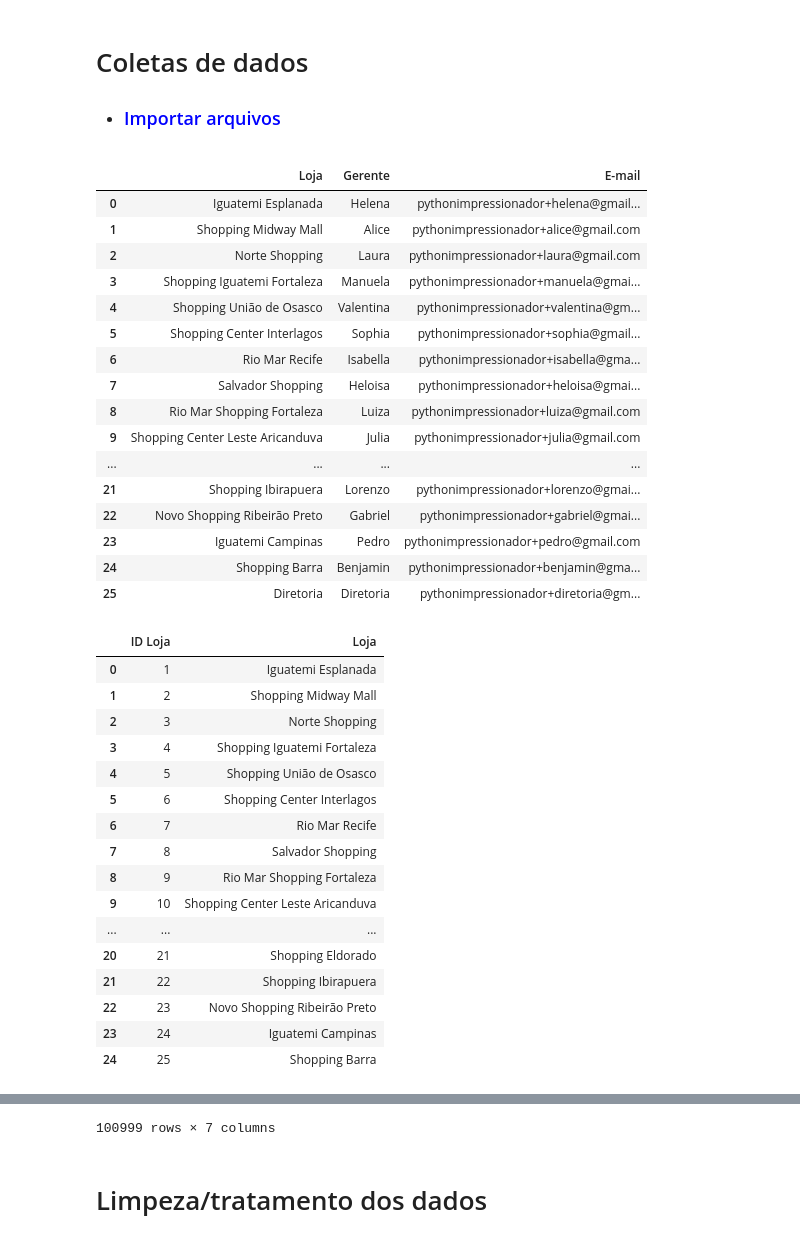
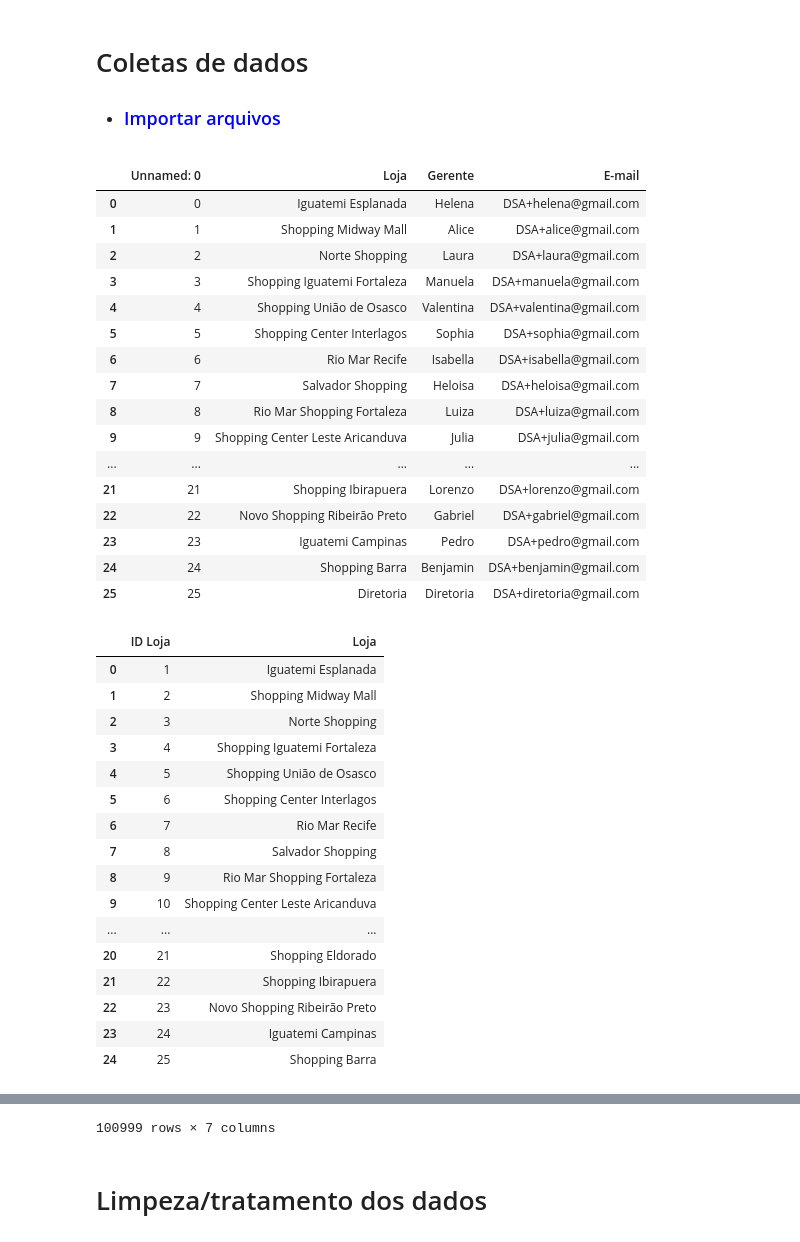
Before and after one commit to dev-daniel-amorim/Automacao_de_processos-OnePage, a Jupyter notebook: DS - Automação de processos.ipynb, the cells around one changed output, grey strips where cells are left out. Cells and saved outputs as stored; diff of their text form; code cells hidden in the pictures.

```diff
--- a/DS - Automação de processos.ipynb
+++ b/DS - Automação de processos.ipynb
@@ -33,31 +42,31 @@ import win32com.client as win32
 # Coletas de dados
 * <h3 style="color: blue">Importar arquivos</h3>
 # %%
-emails = pd.read_excel(r'Bases de Dados/Emails.xlsx')
+emails = pd.read_csv(r'Bases de Dados/Emails.csv')
 lojas = pd.read_csv(r'Bases de Dados/Lojas.csv', sep=';', encoding='latin1')
 vendas = pd.read_excel(r'Bases de Dados/Vendas.xlsx')
 
 display(emails)
 display(lojas)
 display(vendas)
 # %% [output]
-|  | Loja | Gerente | E-mail |
-| 0 | Iguatemi Esplanada | Helena | pythonimpressionador+helena@gmail... |
-| 1 | Shopping Midway Mall | Alice | pythonimpressionador+alice@gmail.com |
-| 2 | Norte Shopping | Laura | pythonimpressionador+laura@gmail.com |
-| 3 | Shopping Iguatemi Fortaleza | Manuela | pythonimpressionador+manuela@gmai... |
-| 4 | Shopping União de Osasco | Valentina | pythonimpressionador+valentina@gm... |
-| 5 | Shopping Center Interlagos | Sophia | pythonimpressionador+sophia@gmail... |
-| 6 | Rio Mar Recife | Isabella | pythonimpressionador+isabella@gma... |
-| 7 | Salvador Shopping | Heloisa | pythonimpressionador+heloisa@gmai... |
-| 8 | Rio Mar Shopping Fortaleza | Luiza | pythonimpressionador+luiza@gmail.com |
-| 9 | Shopping Center Leste Aricanduva | Julia | pythonimpressionador+julia@gmail.com |
-| ... | ... | ... | ... |
-| 21 | Shopping Ibirapuera | Lorenzo | pythonimpressionador+lorenzo@gmai... |
-| 22 | Novo Shopping Ribeirão Preto | Gabriel | pythonimpressionador+gabriel@gmai... |
-| 23 | Iguatemi Campinas | Pedro | pythonimpressionador+pedro@gmail.com |
-| 24 | Shopping Barra | Benjamin | pythonimpressionador+benjamin@gma... |
-| 25 | Diretoria | Diretoria | pythonimpressionador+diretoria@gm... |
+|  | Unnamed: 0 | Loja | Gerente | E-mail |
+| 0 | 0 | Iguatemi Esplanada | Helena | DSA+helena@gmail.com |
+| 1 | 1 | Shopping Midway Mall | Alice | DSA+alice@gmail.com |
+| 2 | 2 | Norte Shopping | Laura | DSA+laura@gmail.com |
+| 3 | 3 | Shopping Iguatemi Fortaleza | Manuela | DSA+manuela@gmail.com |
+| 4 | 4 | Shopping União de Osasco | Valentina | DSA+valentina@gmail.com |
+| 5 | 5 | Shopping Center Interlagos | Sophia | DSA+sophia@gmail.com |
+| 6 | 6 | Rio Mar Recife | Isabella | DSA+isabella@gmail.com |
+| 7 | 7 | Salvador Shopping | Heloisa | DSA+heloisa@gmail.com |
+| 8 | 8 | Rio Mar Shopping Fortaleza | Luiza | DSA+luiza@gmail.com |
+| 9 | 9 | Shopping Center Leste Aricanduva | Julia | DSA+julia@gmail.com |
+| ... | ... | ... | ... | ... |
+| 21 | 21 | Shopping Ibirapuera | Lorenzo | DSA+lorenzo@gmail.com |
+| 22 | 22 | Novo Shopping Ribeirão Preto | Gabriel | DSA+gabriel@gmail.com |
+| 23 | 23 | Iguatemi Campinas | Pedro | DSA+pedro@gmail.com |
+| 24 | 24 | Shopping Barra | Benjamin | DSA+benjamin@gmail.com |
+| 25 | 25 | Diretoria | Diretoria | DSA+diretoria@gmail.com |
 |  | ID Loja | Loja |
 | 0 | 1 | Iguatemi Esplanada |
 | 1 | 2 | Shopping Midway Mall |
```
Also changed, not shown: parts of 14 cells of this notebook, 29 other files.
